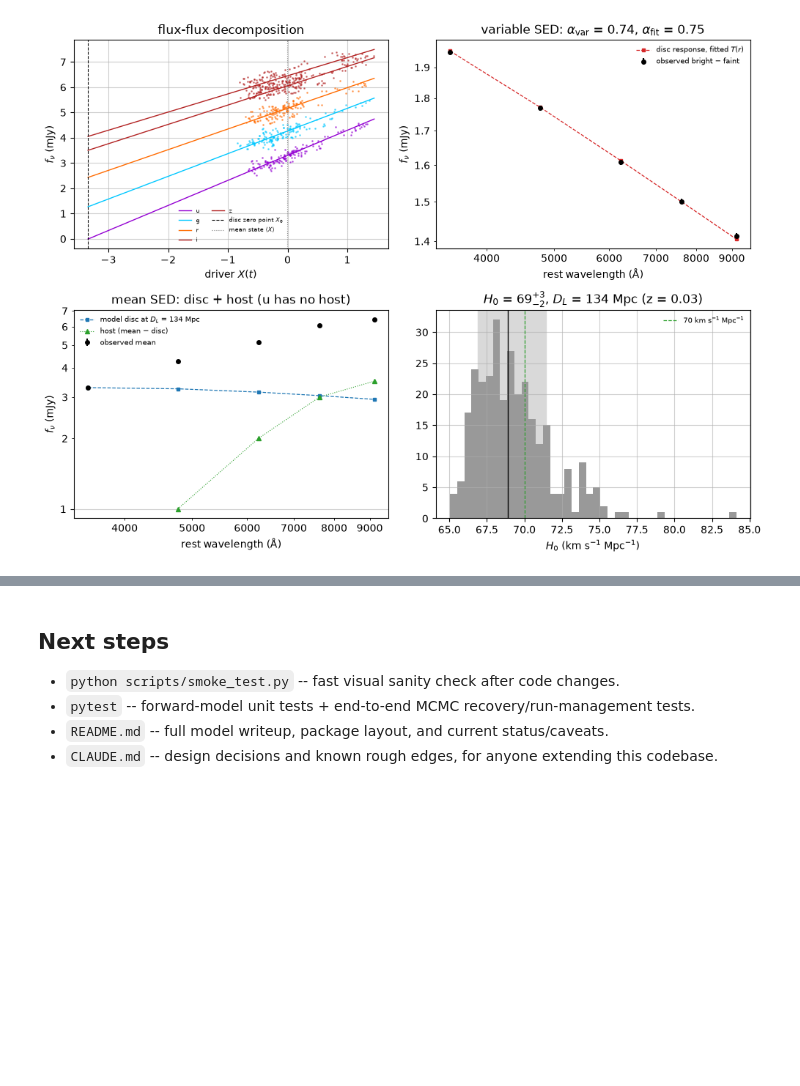
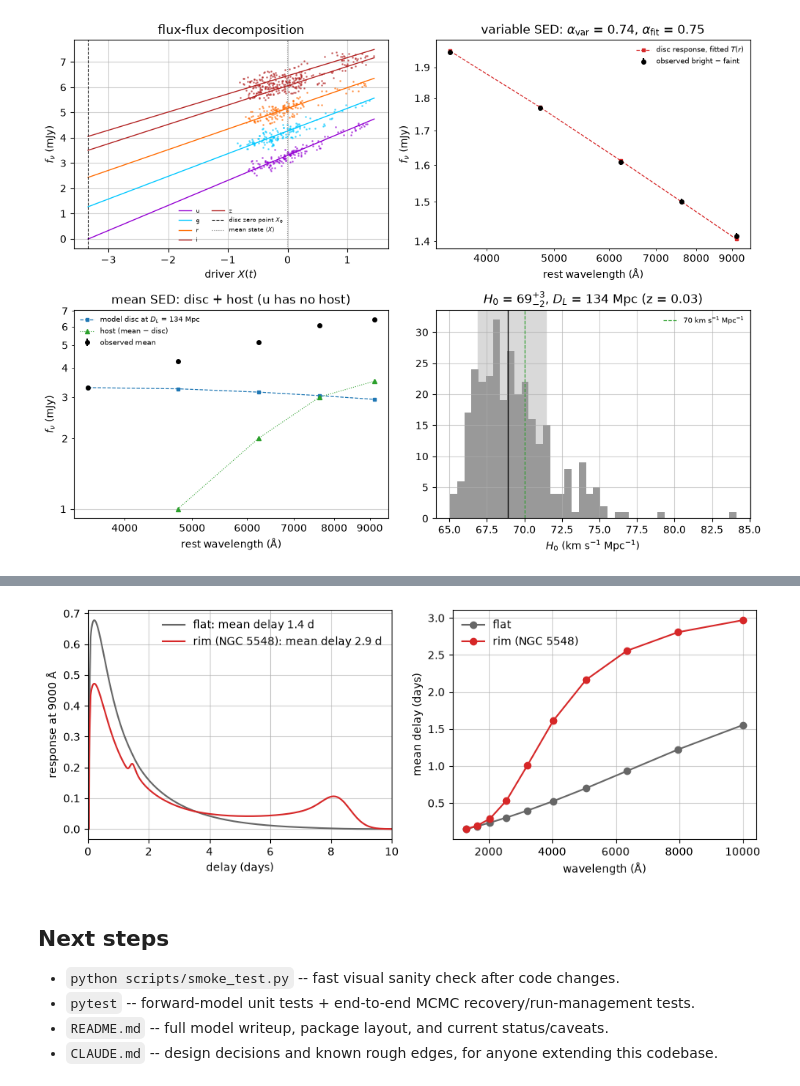
Before and after one commit to drds1/pycream2, a Jupyter notebook: notebooks/demo.ipynb, the cells around one changed output, grey strips where cells are left out. Cells and saved outputs as stored; diff of their text form; code cells hidden in the pictures; blank space fills up the shorter version.

```diff
--- a/notebooks/demo.ipynb
+++ b/notebooks/demo.ipynb
@@ -691,3 +700,34 @@ alpha from the variable SED: 0.74 (disc model: 0.75)
+# %%
+import functools
+
+import jax.numpy as jnp
+import numpy as np
+import matplotlib.pyplot as plt
+
+from pycream2.grid_utils import graded_tau_grid
+from pycream2.rippled_disc import NGC5548_RIM, mean_delay, rippled_disc_response
+
+M_BH_RIM, LOG_MDOT_RIM, INCL_RIM = 7e7, 0.0587, 45.0   # a viscous disc at 1500 K at 5 light-days
+tau = jnp.asarray(graded_tau_grid(30.0, 600))
+discs = {"flat": dict(r_out=5.0, lamppost_efficiency=0.2), "rim (NGC 5548)": NGC5548_RIM}
+
+fig, (ax_psi, ax_lag) = plt.subplots(1, 2, figsize=(11, 3.8))
+lams = np.geomspace(1300.0, 10000.0, 10)
+for (name, geom), colour in zip(discs.items(), ("0.4", "tab:red")):
+    psi = rippled_disc_response(tau, LOG_MDOT_RIM, 9000.0, INCL_RIM, M_BH_RIM, **geom)
+    ax_psi.plot(tau, psi, color=colour, label=f"{name}: mean delay {mean_delay(tau, psi):.1f} d")
+    lags = [mean_delay(tau, rippled_disc_response(tau, LOG_MDOT_RIM, lam, INCL_RIM, M_BH_RIM, **geom)) for lam in lams]
+    ax_lag.plot(lams, lags, "o-", color=colour, label=name)
+ax_psi.set(xlim=(0, 10), xlabel="delay (days)", ylabel="response at 9000 Å")
+ax_lag.set(xlabel="wavelength (Å)", ylabel="mean delay (days)")
+for ax in (ax_psi, ax_lag):
+    ax.legend(frameon=False)
+    ax.grid(alpha=0.6)
+plt.show()
+
+# In a fit: model.response_function = functools.partial(rippled_disc_response, **NGC5548_RIM)
+# %% [output]
+[figure, added]
 # %% [markdown]
 <a id="next-steps"></a>
 
```
Also changed, not shown: parts of 2 cells of this notebook, 19 other files.
